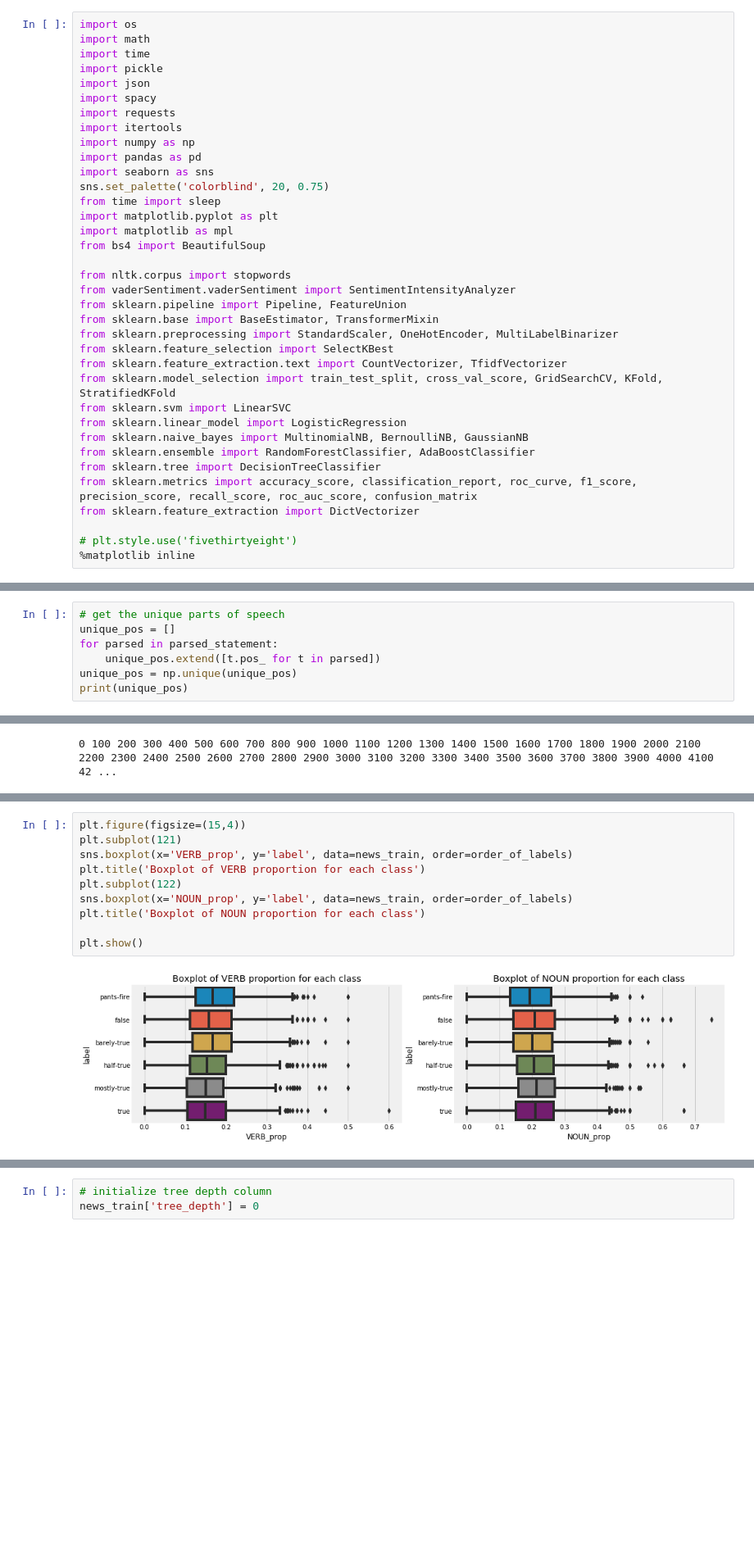
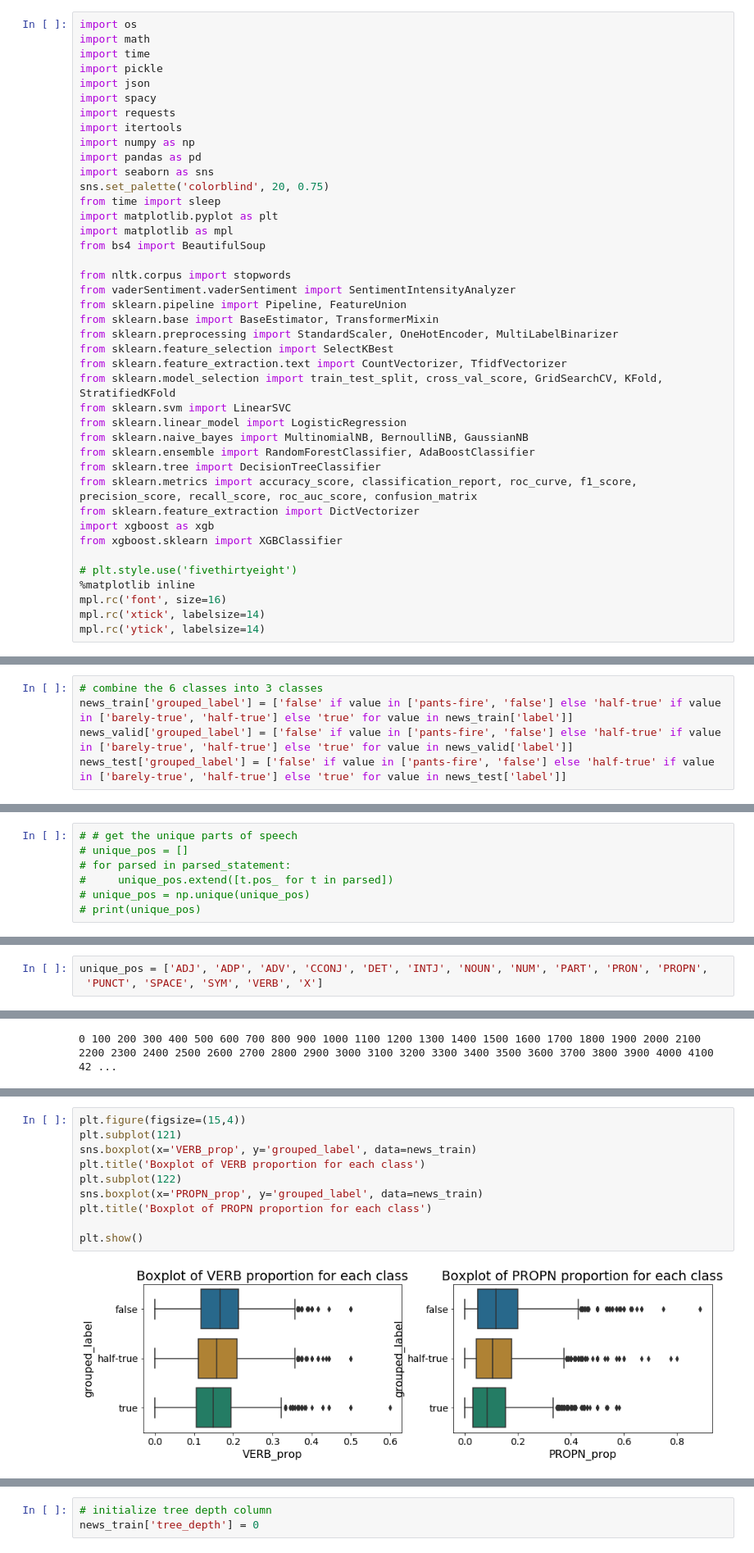
Before and after one commit to joshuamei91/ga-dsi-sg-07, a Jupyter notebook: capstone/US fake news analysis.ipynb, the cells around one changed output, grey strips where cells are left out. Shown at 82% size. Cells and saved outputs as stored; diff of their text form; blank space fills up the shorter version.

```diff
--- a/capstone/US fake news analysis.ipynb
+++ b/capstone/US fake news analysis.ipynb
@@ -31,9 +31,14 @@ from sklearn.ensemble import RandomForestClassifier, AdaBoostClassifier
 from sklearn.tree import DecisionTreeClassifier
 from sklearn.metrics import accuracy_score, classification_report, roc_curve, f1_score, precision_score, recall_score, roc_auc_score, confusion_matrix
 from sklearn.feature_extraction import DictVectorizer
+import xgboost as xgb
+from xgboost.sklearn import XGBClassifier
 
 # plt.style.use('fivethirtyeight')
 %matplotlib inline
+mpl.rc('font', size=16)
+mpl.rc('xtick', labelsize=14)
+mpl.rc('ytick', labelsize=14)
 # %%
 def save_file(obj, name) :
     '''
@@ -249,2 +256,7 @@ news_train[news_train.label == 'true']['statement'].iloc[0]
+# %%
+# combine the 6 classes into 3 classes
+news_train['grouped_label'] = ['false' if value in ['pants-fire', 'false'] else 'half-true' if value in ['barely-true', 'half-true'] else 'true' for value in news_train['label']]
+news_valid['grouped_label'] = ['false' if value in ['pants-fire', 'false'] else 'half-true' if value in ['barely-true', 'half-true'] else 'true' for value in news_valid['label']]
+news_test['grouped_label'] = ['false' if value in ['pants-fire', 'false'] else 'half-true' if value in ['barely-true', 'half-true'] else 'true' for value in news_test['label']]
 # %%
 # distribution of classes
@@ -310,9 +330,9 @@ for i, parsed in enumerate(nlp.pipe(news_train.statement.values, batch_size=50,
 9000
 10000
 # %%
-# get the unique parts of speech
-unique_pos = []
-for parsed in parsed_statement:
-    unique_pos.extend([t.pos_ for t in parsed])
-unique_pos = np.unique(unique_pos)
-print(unique_pos)
+# # get the unique parts of speech
+# unique_pos = []
+# for parsed in parsed_statement:
+#     unique_pos.extend([t.pos_ for t in parsed])
+# unique_pos = np.unique(unique_pos)
+# print(unique_pos)
@@ -322,3 +339,6 @@ print(unique_pos)
+# %%
+unique_pos = ['ADJ', 'ADP', 'ADV', 'CCONJ', 'DET', 'INTJ', 'NOUN', 'NUM', 'PART', 'PRON', 'PROPN',
+ 'PUNCT', 'SPACE', 'SYM', 'VERB', 'X']
 # %%
 # initialize the parts of speech columns
 for pos in unique_pos:
@@ -338,12 +360,12 @@ for i, parsed in enumerate(parsed_statement):
 # %%
 plt.figure(figsize=(15,4))
 plt.subplot(121)
-sns.boxplot(x='VERB_prop', y='label', data=news_train, order=order_of_labels)
+sns.boxplot(x='VERB_prop', y='grouped_label', data=news_train)
 plt.title('Boxplot of VERB proportion for each class')
 plt.subplot(122)
-sns.boxplot(x='NOUN_prop', y='label', data=news_train, order=order_of_labels)
-plt.title('Boxplot of NOUN proportion for each class')
+sns.boxplot(x='PROPN_prop', y='grouped_label', data=news_train)
+plt.title('Boxplot of PROPN proportion for each class')
 
 plt.show()
 # %% [output]
-[figure, old version]
+[figure, new version]
```
Also changed, not shown: parts of 133 cells of this notebook, 3 other files.
